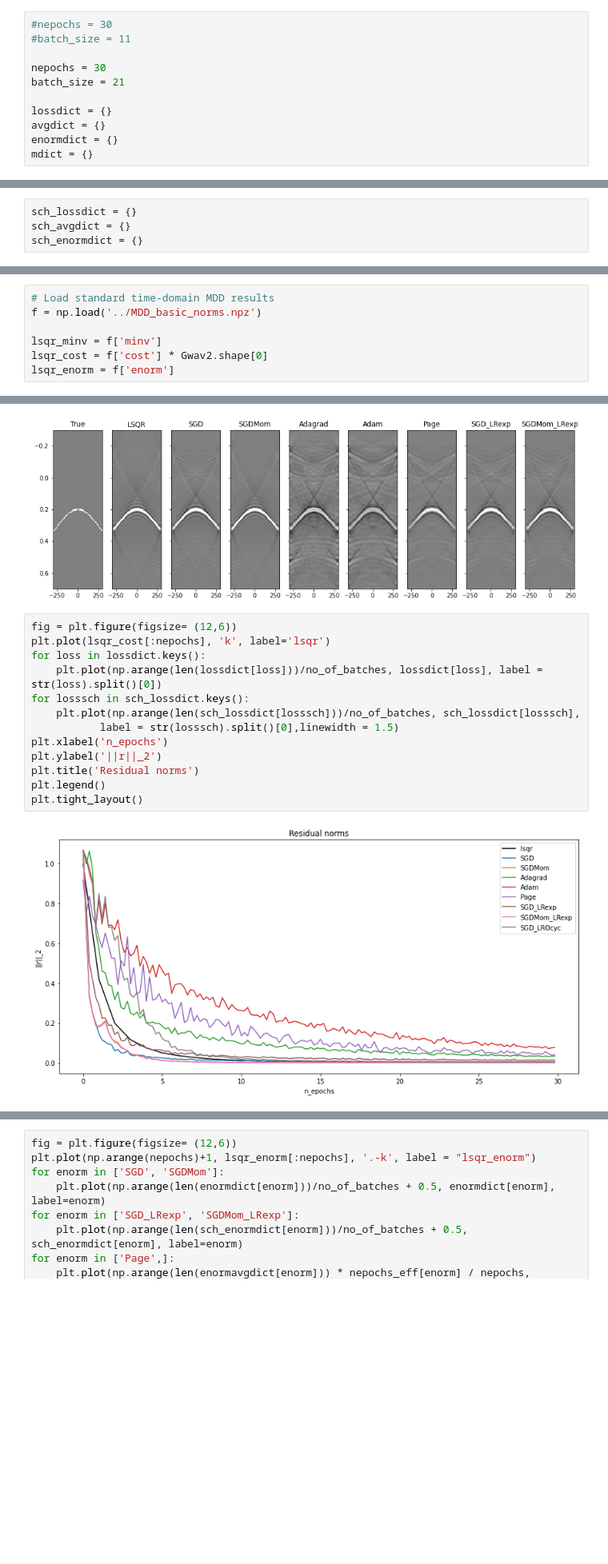
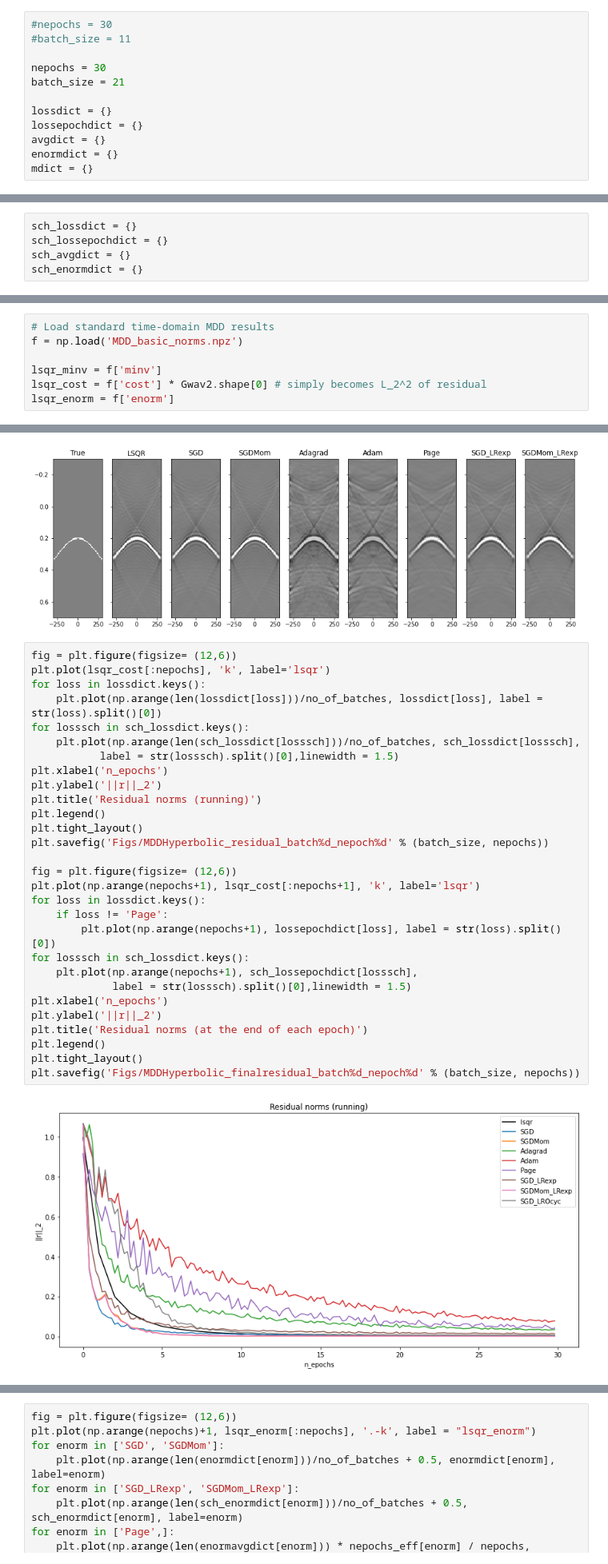
Before and after one commit to DIG-Kaust/MDD-StochasticSolvers, a Jupyter notebook: Hyperbolic_MDD_stochasticminibatch.ipynb, the cells around one changed output, grey strips where cells are left out. Shown at 80% size. Drawn from its saved outputs; the diff is of its cells as text; blank space fills up the shorter version.

```diff
--- a/Hyperbolic_MDD_stochasticminibatch.ipynb
+++ b/Hyperbolic_MDD_stochasticminibatch.ipynb
@@ -114,6 +114,7 @@ nepochs = 30
 batch_size = 21
 
 lossdict = {}
+lossepochdict = {}
 avgdict = {}
 enormdict = {}
 mdict = {}
@@ -309,6 +315,7 @@ axs[-1].set_ylim(1., -0.5);
 # Solvers with lr_schedulers
 # %%
 sch_lossdict = {}
+sch_lossepochdict = {}
 sch_avgdict = {}
 sch_enormdict = {}
 # %% [markdown]
@@ -434,10 +441,10 @@ for loss, avg in zip(sch_lossdict.keys(), sch_avgdict.keys()):
 ## Final comparison
 # %%
 # Load standard time-domain MDD results
-f = np.load('../MDD_basic_norms.npz')
+f = np.load('MDD_basic_norms.npz')
 
 lsqr_minv = f['minv']
-lsqr_cost = f['cost'] * Gwav2.shape[0]
+lsqr_cost = f['cost'] * Gwav2.shape[0] # simply becomes L_2^2 of residual
 lsqr_enorm = f['enorm']
 # %%
 fig, axs = plt.subplots(1, len(mdict)+2, sharey=True, figsize=(16, 5))
@@ -463,15 +470,31 @@ axs[-1].set_ylim(0.7, -0.3);
 # %%
 fig = plt.figure(figsize= (12,6))
 plt.plot(lsqr_cost[:nepochs], 'k', label='lsqr')
 for loss in lossdict.keys():
     plt.plot(np.arange(len(lossdict[loss]))/no_of_batches, lossdict[loss], label = str(loss).split()[0])
 for losssch in sch_lossdict.keys():
     plt.plot(np.arange(len(sch_lossdict[losssch]))/no_of_batches, sch_lossdict[losssch],
            label = str(losssch).split()[0],linewidth = 1.5)
 plt.xlabel('n_epochs')
 plt.ylabel('||r||_2')
-plt.title('Residual norms')
+plt.title('Residual norms (running)')
 plt.legend()
 plt.tight_layout()
+plt.savefig('Figs/MDDHyperbolic_residual_batch%d_nepoch%d' % (batch_size, nepochs))
+
+fig = plt.figure(figsize= (12,6))
+plt.plot(np.arange(nepochs+1), lsqr_cost[:nepochs+1], 'k', label='lsqr')
+for loss in lossdict.keys():
+    if loss != 'Page':
+        plt.plot(np.arange(nepochs+1), lossepochdict[loss], label = str(loss).split()[0])
+for losssch in sch_lossdict.keys():
+    plt.plot(np.arange(nepochs+1), sch_lossepochdict[losssch],
+             label = str(losssch).split()[0],linewidth = 1.5)
+plt.xlabel('n_epochs')
+plt.ylabel('||r||_2')
+plt.title('Residual norms (at the end of each epoch)')
+plt.legend()
+plt.tight_layout()
+plt.savefig('Figs/MDDHyperbolic_finalresidual_batch%d_nepoch%d' % (batch_size, nepochs))
 # %% [output]
-[figure, old version]
+[figure, new version]
```
Also changed, not shown: parts of 11 cells of this notebook, 1 other file.
